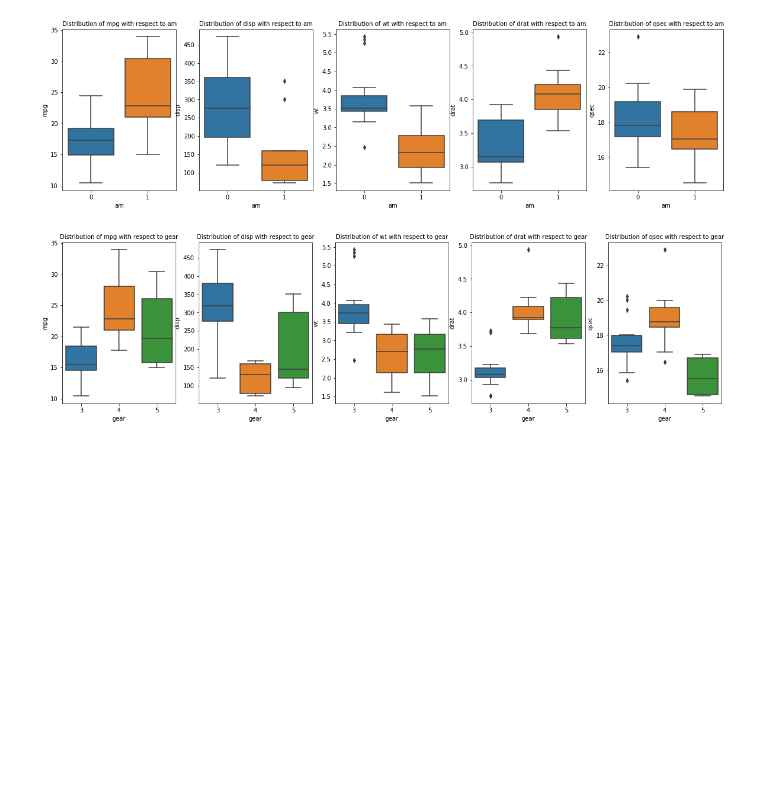
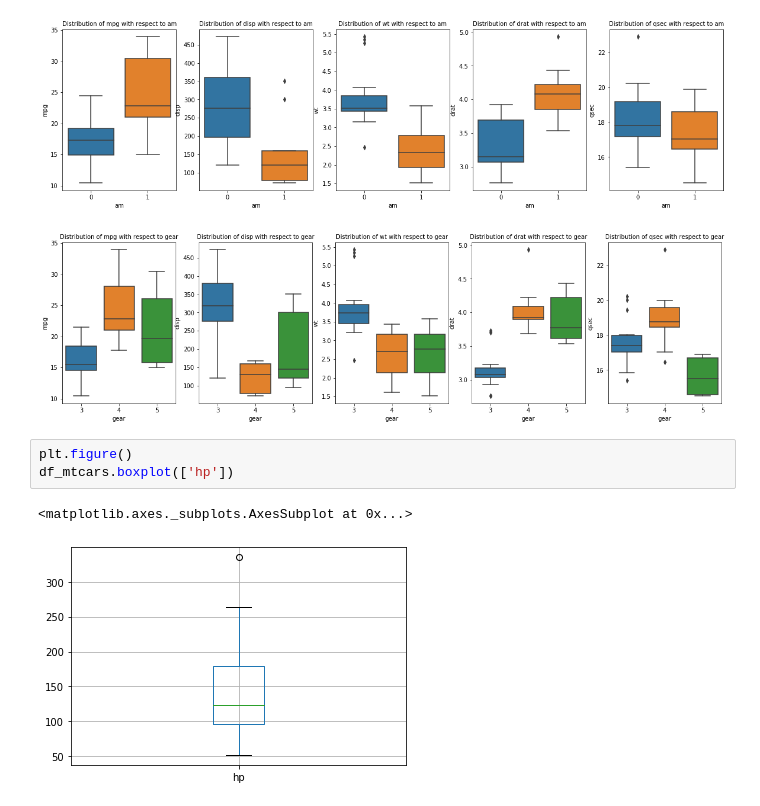
Before and after one commit to RohitRKale/DataScience, a Jupyter notebook: Automobile Data Exploration/MTCar.ipynb, the cells around one changed output. Cells and saved outputs as stored; diff of their text form; blank space fills up the shorter version.

```diff
--- a/Automobile Data Exploration/MTCar.ipynb
+++ b/Automobile Data Exploration/MTCar.ipynb
@@ -177,3 +177,9 @@ for cat_col in cat_cols:
 [figure]
 [figure]
 [figure]
+# %%
+plt.figure()
+df_mtcars.boxplot(['hp'])
+# %% [output]
+<matplotlib.axes._subplots.AxesSubplot at 0x...>
+[figure, added]
```
Also changed, not shown: 2 other files.
